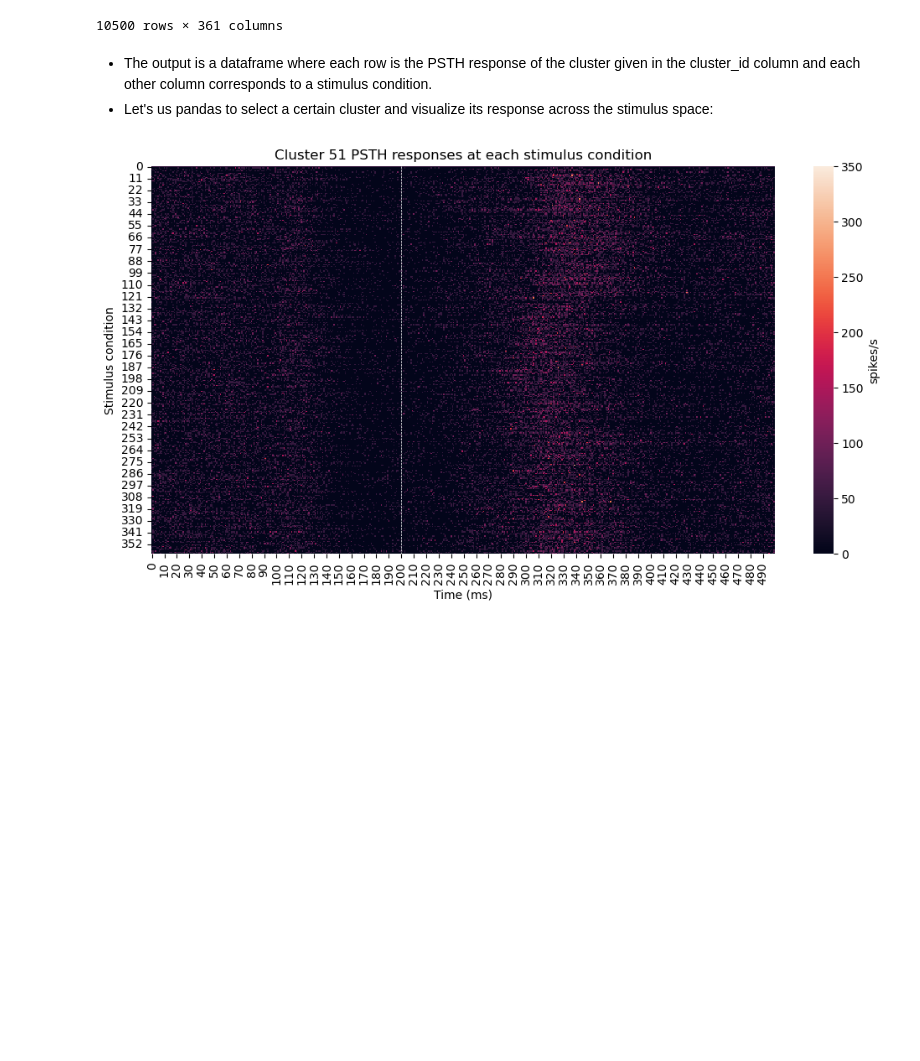
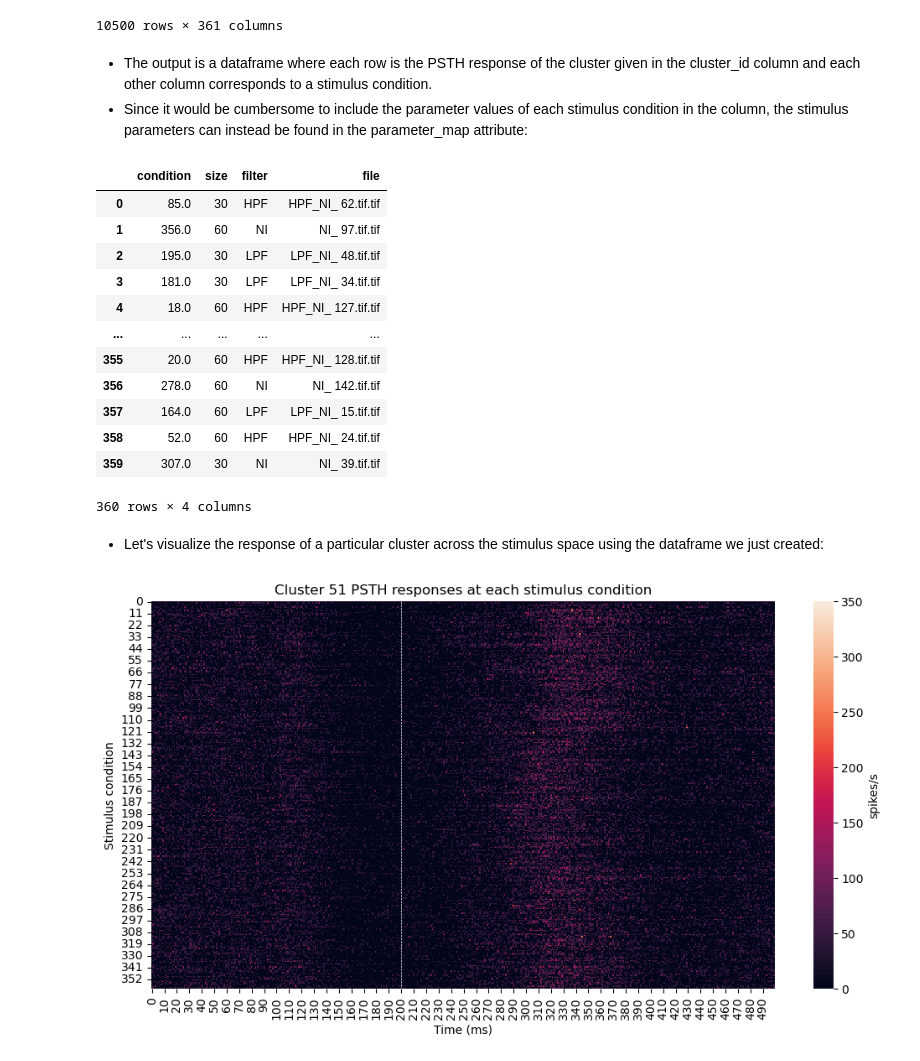
Before and after one commit to Elsayedaa/EphysToolkit, a Jupyter notebook: how_to_demonstration.ipynb, the cells around one changed output. Cells and saved outputs as stored; diff of their text form; code cells hidden in the pictures; blank space fills up the shorter version.

```diff
--- a/how_to_demonstration.ipynb
+++ b/how_to_demonstration.ipynb
@@ -815,7 +815,25 @@ pr
 10500 rows × 361 columns
 # %% [markdown]
 - The output is a dataframe where each row is the PSTH response of the cluster given in the cluster_id column and each other column corresponds to a stimulus condition.
-- Let's us pandas to select a certain cluster and visualize its response across the stimulus space:
+- Since it would be cumbersome to include the parameter values of each stimulus condition in the column, the stimulus parameters can instead be found in the parameter_map attribute:
+# %%
+ex4.parameter_map
+# %% [output]
+|  | condition | size | filter | file |
+| 0 | 85.0 | 30 | HPF | HPF_NI_ 62.tif.tif |
+| 1 | 356.0 | 60 | NI | NI_ 97.tif.tif |
+| 2 | 195.0 | 30 | LPF | LPF_NI_ 48.tif.tif |
+| 3 | 181.0 | 30 | LPF | LPF_NI_ 34.tif.tif |
+| 4 | 18.0 | 60 | HPF | HPF_NI_ 127.tif.tif |
+| ... | ... | ... | ... | ... |
+| 355 | 20.0 | 60 | HPF | HPF_NI_ 128.tif.tif |
+| 356 | 278.0 | 60 | NI | NI_ 142.tif.tif |
+| 357 | 164.0 | 60 | LPF | LPF_NI_ 15.tif.tif |
+| 358 | 52.0 | 60 | HPF | HPF_NI_ 24.tif.tif |
+| 359 | 307.0 | 30 | NI | NI_ 39.tif.tif |
+360 rows × 4 columns
+# %% [markdown]
+- Let's visualize the response of a particular cluster across the stimulus space using the dataframe we just created:
 # %%
 unit = pr.loc[pr.cluster_id==51] #picking a cluster to plot the responses
 # %%
```
Also changed, not shown: parts of 15 cells of this notebook.
